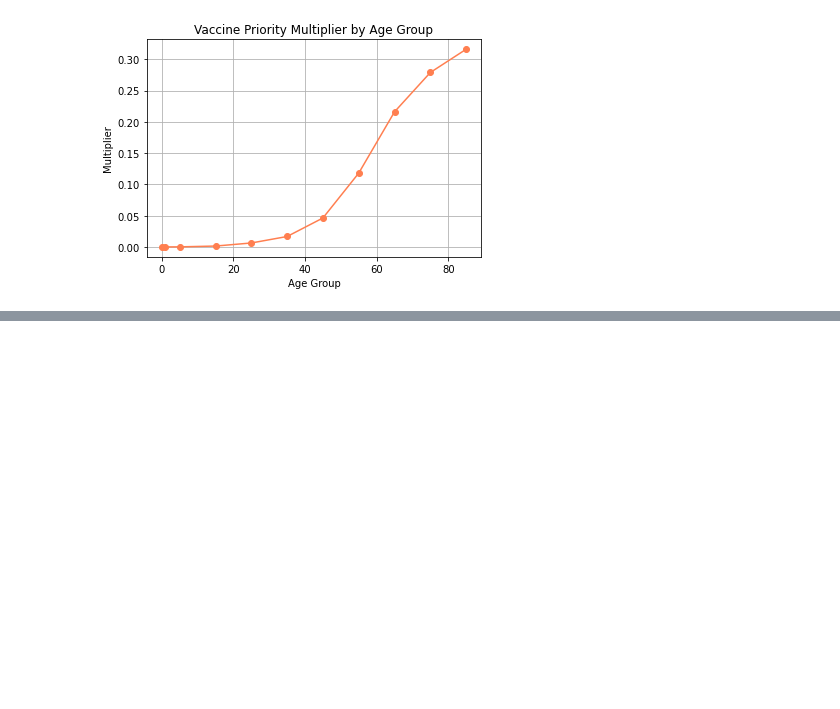
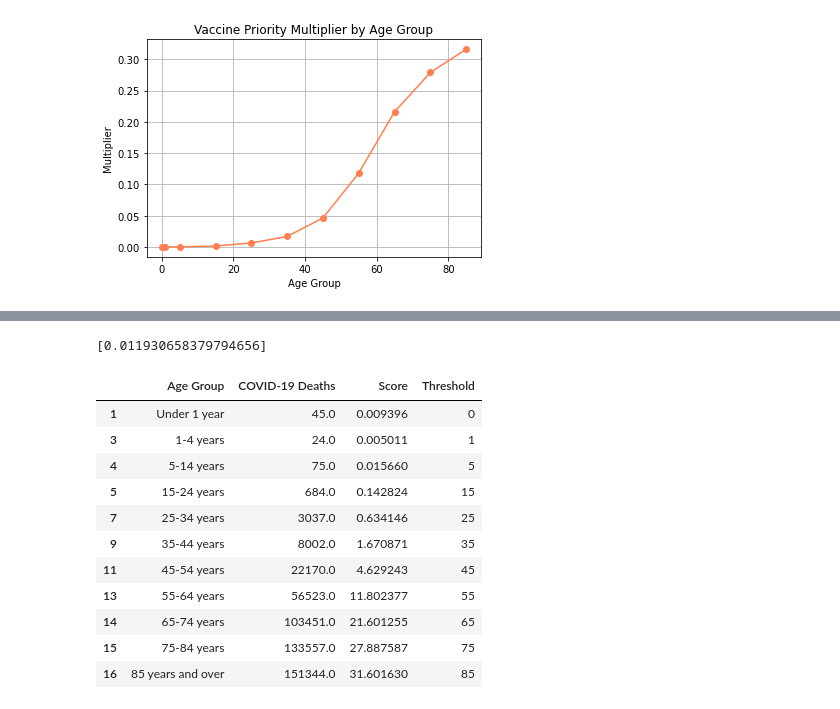
Before and after one commit to bennguyen8/DS-2500-Final, a Jupyter notebook: Age_Files/Age.ipynb, the cells around one changed output, grey strips where cells are left out. Cells and saved outputs as stored; diff of their text form; code cells hidden in the pictures; blank space fills up the shorter version.

```diff
--- a/Age_Files/Age.ipynb
+++ b/Age_Files/Age.ipynb
@@ -288,0 +440,19 @@ bracket: 65 , mult: 0.21601 , df cat: 65-74 years
+# %%
+pop_est
+# %% [output]
+[0.011930658379794656]
+# %%
+df_age_cont
+# %% [output]
+|  | Age Group | COVID-19 Deaths | Score | Threshold |
+| 1 | Under 1 year | 45.0 | 0.009396 | 0 |
+| 3 | 1-4 years | 24.0 | 0.005011 | 1 |
+| 4 | 5-14 years | 75.0 | 0.015660 | 5 |
+| 5 | 15-24 years | 684.0 | 0.142824 | 15 |
+| 7 | 25-34 years | 3037.0 | 0.634146 | 25 |
+| 9 | 35-44 years | 8002.0 | 1.670871 | 35 |
+| 11 | 45-54 years | 22170.0 | 4.629243 | 45 |
+| 13 | 55-64 years | 56523.0 | 11.802377 | 55 |
+| 14 | 65-74 years | 103451.0 | 21.601255 | 65 |
+| 15 | 75-84 years | 133557.0 | 27.887587 | 75 |
+| 16 | 85 years and over | 151344.0 | 31.601630 | 85 |
```
Also changed, not shown: parts of 13 cells of this notebook.
